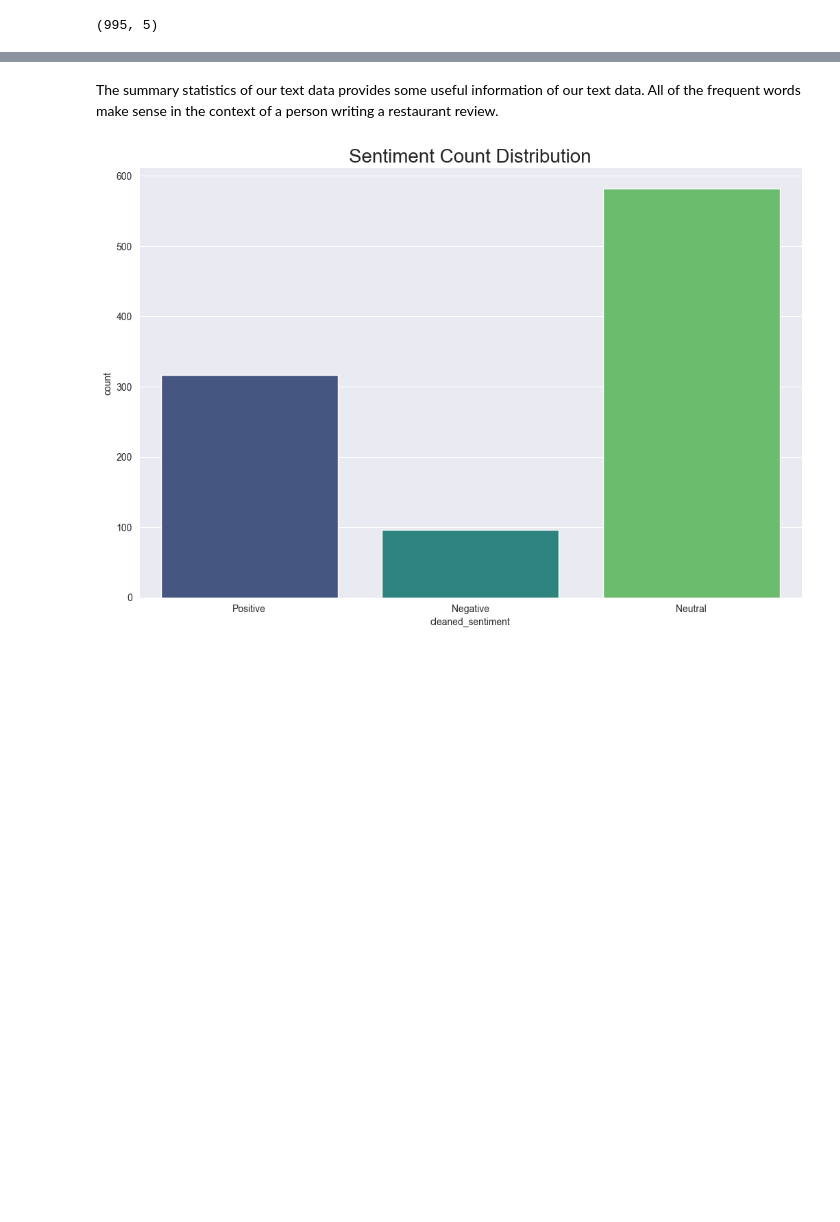
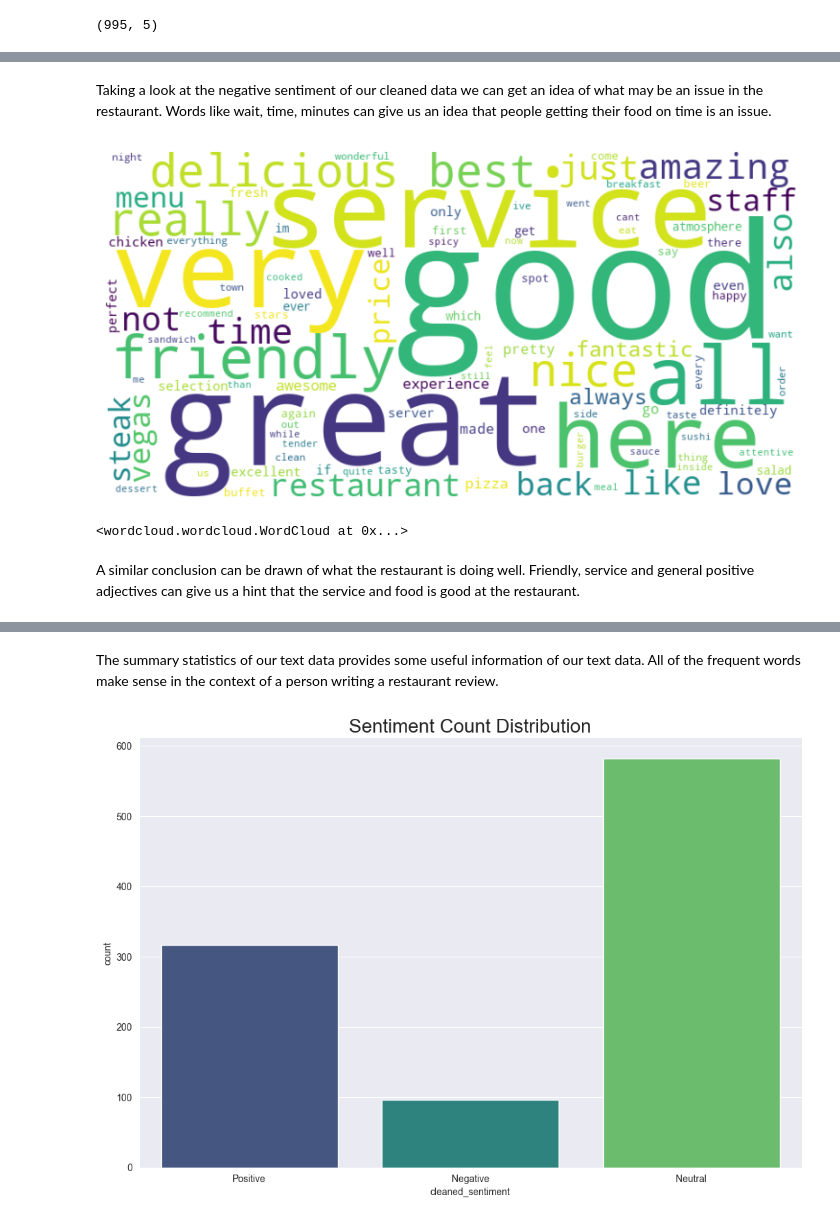
Before and after one commit to Thomas-Kulch/text_data_toolkit, a Jupyter notebook: eda/EDA_Restaurant_Reviews.ipynb, the cells around one changed output, grey strips where cells are left out. Saved outputs shown, nothing was run; the diff lists cells and outputs as text; code cells hidden in the pictures; blank space fills up the shorter version.

```diff
--- a/eda/EDA_Restaurant_Reviews.ipynb
+++ b/eda/EDA_Restaurant_Reviews.ipynb
@@ -200,3 +212,13 @@ eda.generate_wordcloud(df["cleaned"], custom_stopwords=["will", "some", "came"])
+# %% [markdown]
+Taking a look at the negative sentiment of our cleaned data we can get an idea of what may be an issue in the restaurant. Words like wait, time, minutes can give us an idea that people getting their food on time is an issue.
+# %%
+# Generate Wordcloud of our positive sentiment cleaned series
+eda.generate_wordcloud(df[df["like"] == 1.0]["cleaned"], custom_stopwords=["will", "some", "came", "food", "place"])
+# %% [output]
+[figure, added]
+<wordcloud.wordcloud.WordCloud at 0x...>
+# %% [markdown]
+A similar conclusion can be drawn of what the restaurant is doing well. Friendly, service and general positive adjectives can give us a hint that the service and food is good at the restaurant.
 # %%
 # Summary Statistics of our Text Data
 eda.text_summary_stats(df, "cleaned")
```
Also changed, not shown: parts of 28 cells of this notebook, 1 other file.
